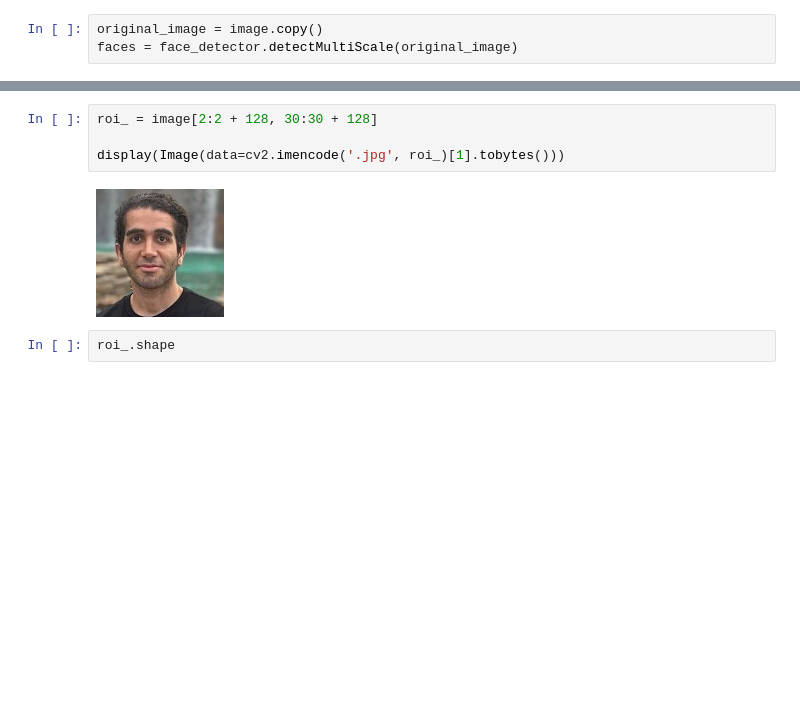
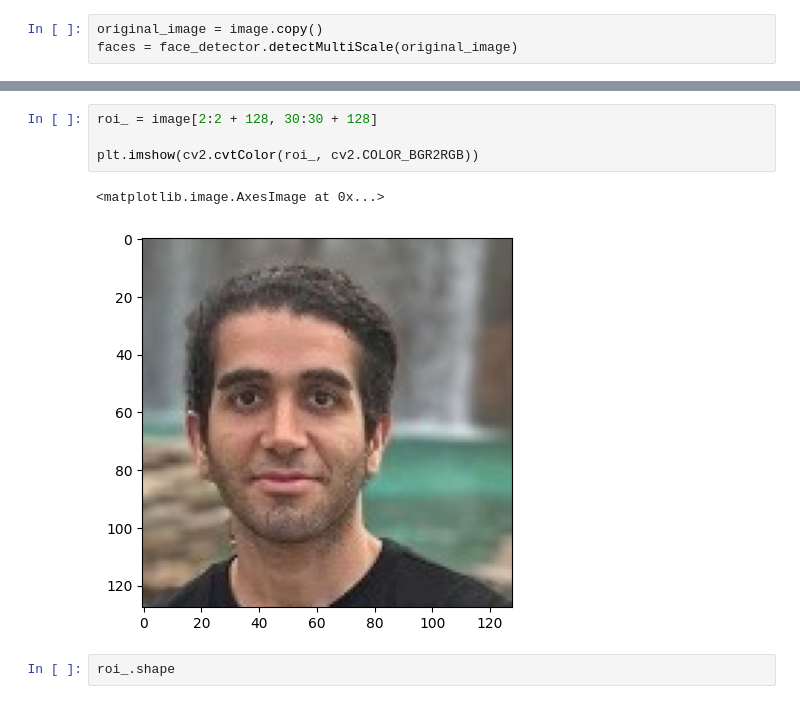
Before and after one commit to ArianFotouhi/FaceEmotionDetector, a Jupyter notebook: emotion_detector.ipynb, the cells around one changed output, grey strips where cells are left out. Cells and saved outputs as stored; diff of their text form; blank space fills up the shorter version.

```diff
--- a/emotion_detector.ipynb
+++ b/emotion_detector.ipynb
@@ -315,9 +299,10 @@ array([[ 44,  21,  78,  78],
 # %%
 roi_ = image[2:2 + 128, 30:30 + 128]
 
-display(Image(data=cv2.imencode('.jpg', roi_)[1].tobytes()))
+plt.imshow(cv2.cvtColor(roi_, cv2.COLOR_BGR2RGB))
 # %% [output]
+<matplotlib.image.AxesImage at 0x...>
-[figure, old version]
+[figure, new version]
 # %%
 roi_.shape
 # %% [output]
```
Also changed, not shown: parts of 20 cells of this notebook.
